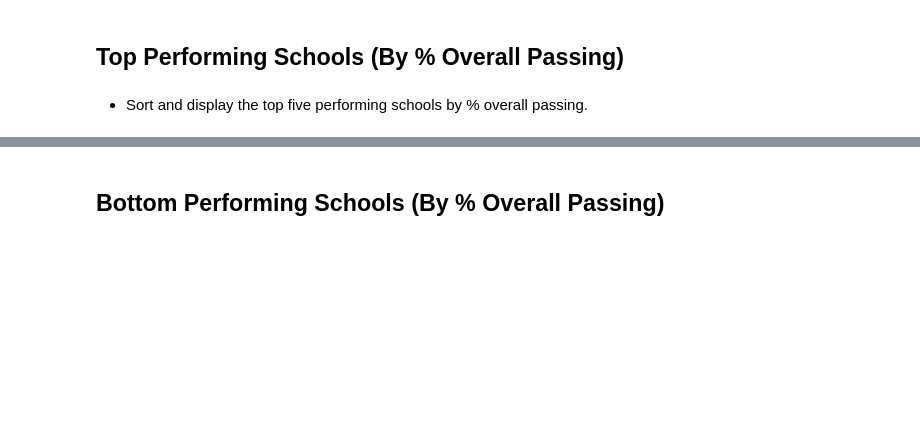
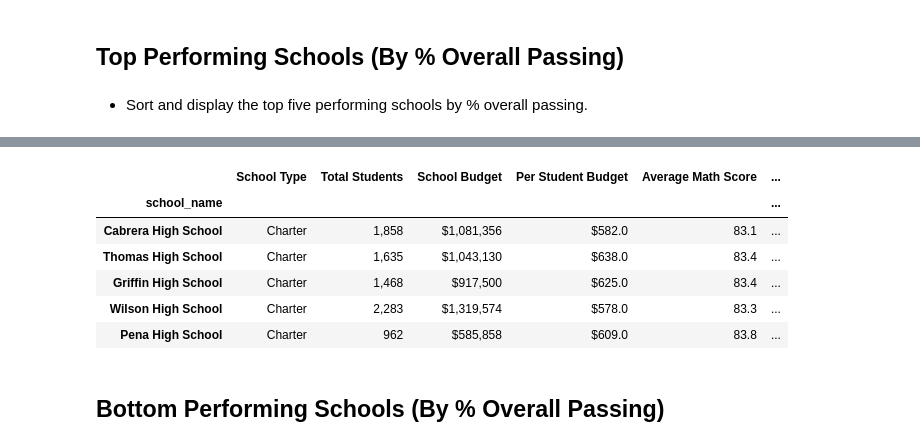
Before and after one commit to bgtaber/pandas-challenge, a Jupyter notebook: PyCitySchools copy/PyCitySchools_starter.ipynb, the cells around one changed output, grey strips where cells are left out. Cells and saved outputs as stored; diff of their text form; code cells hidden in the pictures; blank space fills up the shorter version.

```diff
--- a/PyCitySchools copy/PyCitySchools_starter.ipynb
+++ b/PyCitySchools copy/PyCitySchools_starter.ipynb
@@ -117,3 +167,23 @@ AttributeError: 'DataFrame' object has no attribute 'set_idex'
+# %%
+top_ranked=school_sum.nlargest(5,'% Overall Passing')
+top_ranked=top_ranked.style.format({"Total Students":"{:,}",
+                          "School Budget":"${:,}",
+                            "Per Student Budget":"${:,}",
+                           "Average Math Score":"{:.1f}",
+                           "Average Reading Score":"{:.1f}",
+                           "% Passing Math":"{:.1%}",
+                           "% Passing Reading":"{:.1%}",
+                          "% Overall Passing":"{:.1%}"
+                                   })
+top_ranked
+# %% [output]
+|  | School Type | Total Students | School Budget | Per Student Budget | Average Math Score | ... |
+| school_name |  |  |  |  |  | ... |
+| Cabrera High School | Charter | 1,858 | $1,081,356 | $582.0 | 83.1 | ... |
+| Thomas High School | Charter | 1,635 | $1,043,130 | $638.0 | 83.4 | ... |
+| Griffin High School | Charter | 1,468 | $917,500 | $625.0 | 83.4 | ... |
+| Wilson High School | Charter | 2,283 | $1,319,574 | $578.0 | 83.3 | ... |
+| Pena High School | Charter | 962 | $585,858 | $609.0 | 83.8 | ... |
 # %% [markdown]
 ## Bottom Performing Schools (By % Overall Passing)
 # %% [markdown]
```
Also changed, not shown: parts of 8 cells of this notebook.
